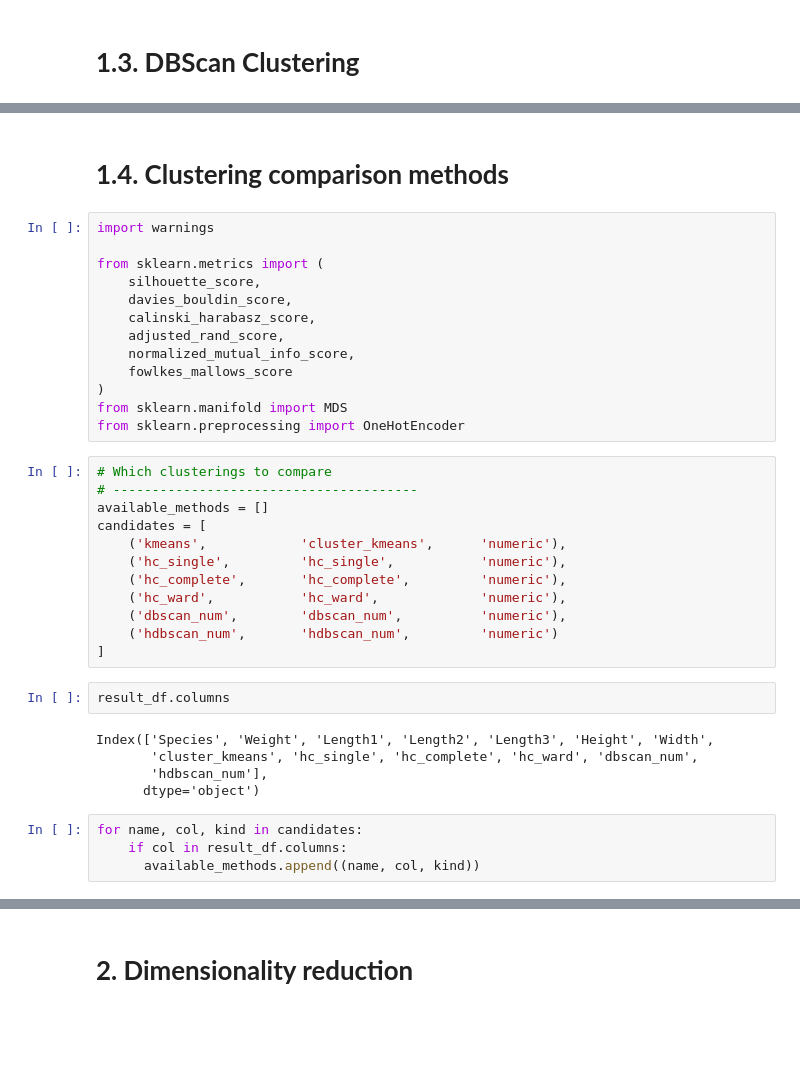
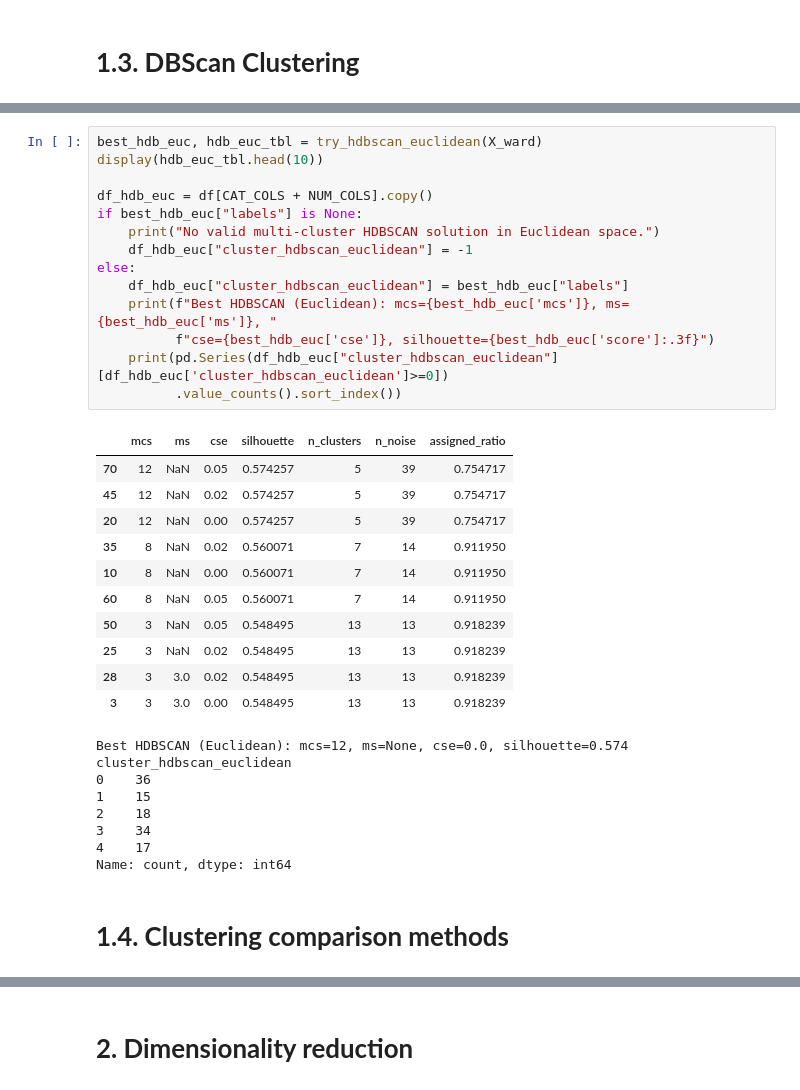
Before and after one commit to fehimecapar/Data-Science-For-Decision-Support, a Jupyter notebook: assignment4.ipynb, the cells around one changed output, grey strips where cells are left out. Saved outputs shown, nothing was run; the diff lists cells and outputs as text; blank space fills up the shorter version.

```diff
--- a/assignment4.ipynb
+++ b/assignment4.ipynb
@@ -471,38 +666,36 @@ HDBSCAN numeric (Euclidean)         | clusters=4   noise=30.82%  silhouette=0.61
+# %%
+best_hdb_euc, hdb_euc_tbl = try_hdbscan_euclidean(X_ward)
+display(hdb_euc_tbl.head(10))
+
+df_hdb_euc = df[CAT_COLS + NUM_COLS].copy()
+if best_hdb_euc["labels"] is None:
+    print("No valid multi-cluster HDBSCAN solution in Euclidean space.")
+    df_hdb_euc["cluster_hdbscan_euclidean"] = -1
+else:
+    df_hdb_euc["cluster_hdbscan_euclidean"] = best_hdb_euc["labels"]
+    print(f"Best HDBSCAN (Euclidean): mcs={best_hdb_euc['mcs']}, ms={best_hdb_euc['ms']}, "
+          f"cse={best_hdb_euc['cse']}, silhouette={best_hdb_euc['score']:.3f}")
+    print(pd.Series(df_hdb_euc["cluster_hdbscan_euclidean"][df_hdb_euc['cluster_hdbscan_euclidean']>=0])
+          .value_counts().sort_index())
+# %% [output]
+|  | mcs | ms | cse | silhouette | n_clusters | n_noise | assigned_ratio |
+| 70 | 12 | NaN | 0.05 | 0.574257 | 5 | 39 | 0.754717 |
+| 45 | 12 | NaN | 0.02 | 0.574257 | 5 | 39 | 0.754717 |
+| 20 | 12 | NaN | 0.00 | 0.574257 | 5 | 39 | 0.754717 |
+| 35 | 8 | NaN | 0.02 | 0.560071 | 7 | 14 | 0.911950 |
+| 10 | 8 | NaN | 0.00 | 0.560071 | 7 | 14 | 0.911950 |
+| 60 | 8 | NaN | 0.05 | 0.560071 | 7 | 14 | 0.911950 |
+| 50 | 3 | NaN | 0.05 | 0.548495 | 13 | 13 | 0.918239 |
+| 25 | 3 | NaN | 0.02 | 0.548495 | 13 | 13 | 0.918239 |
+| 28 | 3 | 3.0 | 0.02 | 0.548495 | 13 | 13 | 0.918239 |
+| 3 | 3 | 3.0 | 0.00 | 0.548495 | 13 | 13 | 0.918239 |
+Best HDBSCAN (Euclidean): mcs=12, ms=None, cse=0.0, silhouette=0.574
+cluster_hdbscan_euclidean
+0    36
+1    15
+2    18
+3    34
+4    17
+Name: count, dtype: int64
 # %% [markdown]
 # **1.4. Clustering comparison methods**
-# %%
-import warnings
-
-from sklearn.metrics import (
-    silhouette_score,
-    davies_bouldin_score,
-    calinski_harabasz_score,
-    adjusted_rand_score,
-    normalized_mutual_info_score,
-    fowlkes_mallows_score
-)
-from sklearn.manifold import MDS
-from sklearn.preprocessing import OneHotEncoder
-# %%
-# Which clusterings to compare
-# ---------------------------------------
-available_methods = []
-candidates = [
-    ('kmeans',            'cluster_kmeans',      'numeric'),
-    ('hc_single',         'hc_single',           'numeric'),
-    ('hc_complete',       'hc_complete',         'numeric'),
-    ('hc_ward',           'hc_ward',             'numeric'),
-    ('dbscan_num',        'dbscan_num',          'numeric'),
-    ('hdbscan_num',       'hdbscan_num',         'numeric')
-]
-# %%
-result_df.columns
-# %% [output]
-Index(['Species', 'Weight', 'Length1', 'Length2', 'Length3', 'Height', 'Width',
-       'cluster_kmeans', 'hc_single', 'hc_complete', 'hc_ward', 'dbscan_num',
-       'hdbscan_num'],
-      dtype='object')
-# %%
-for name, col, kind in candidates:
-    if col in result_df.columns:
-      available_methods.append((name, col, kind))
```
Also changed, not shown: parts of 140 cells of this notebook.
